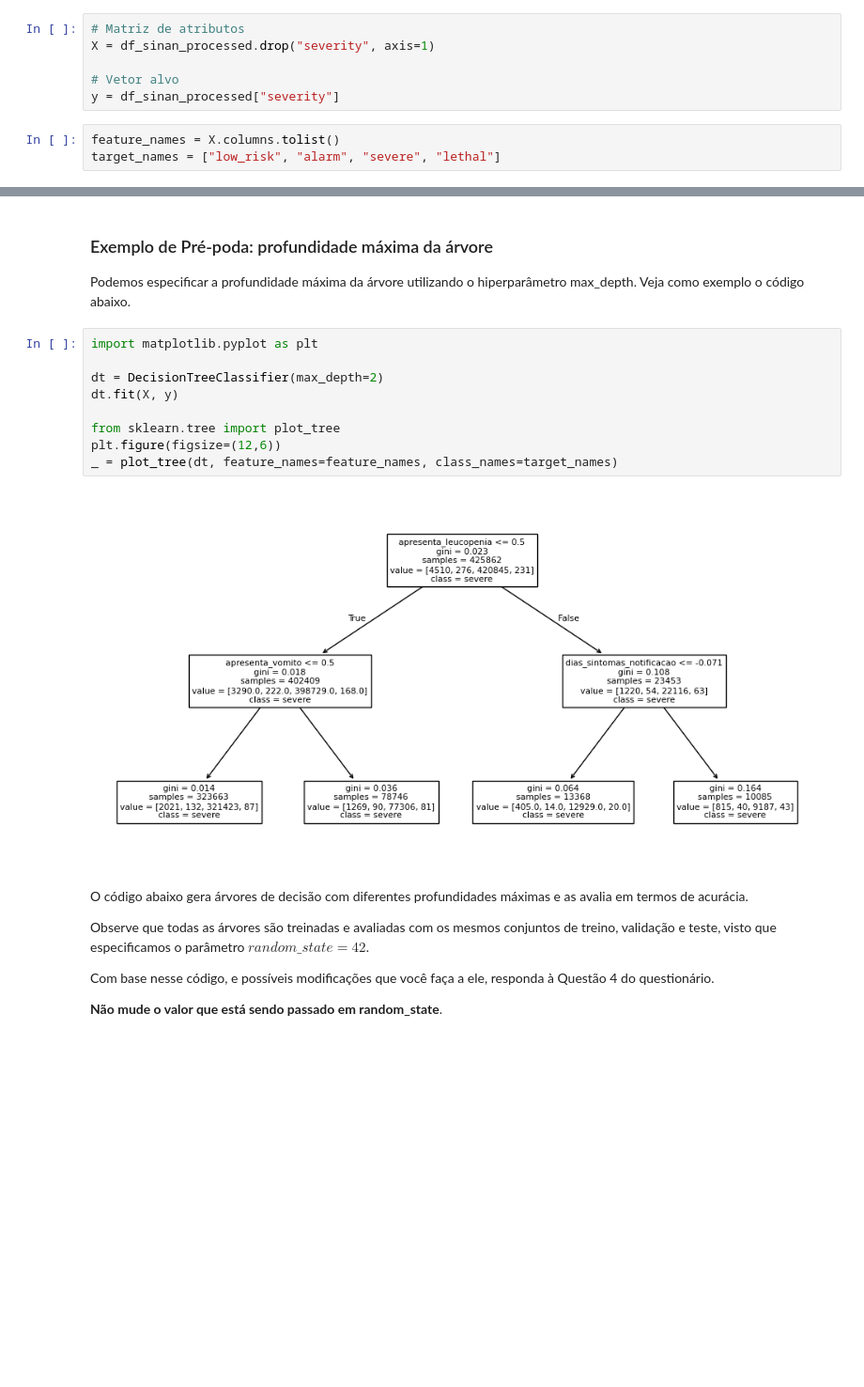
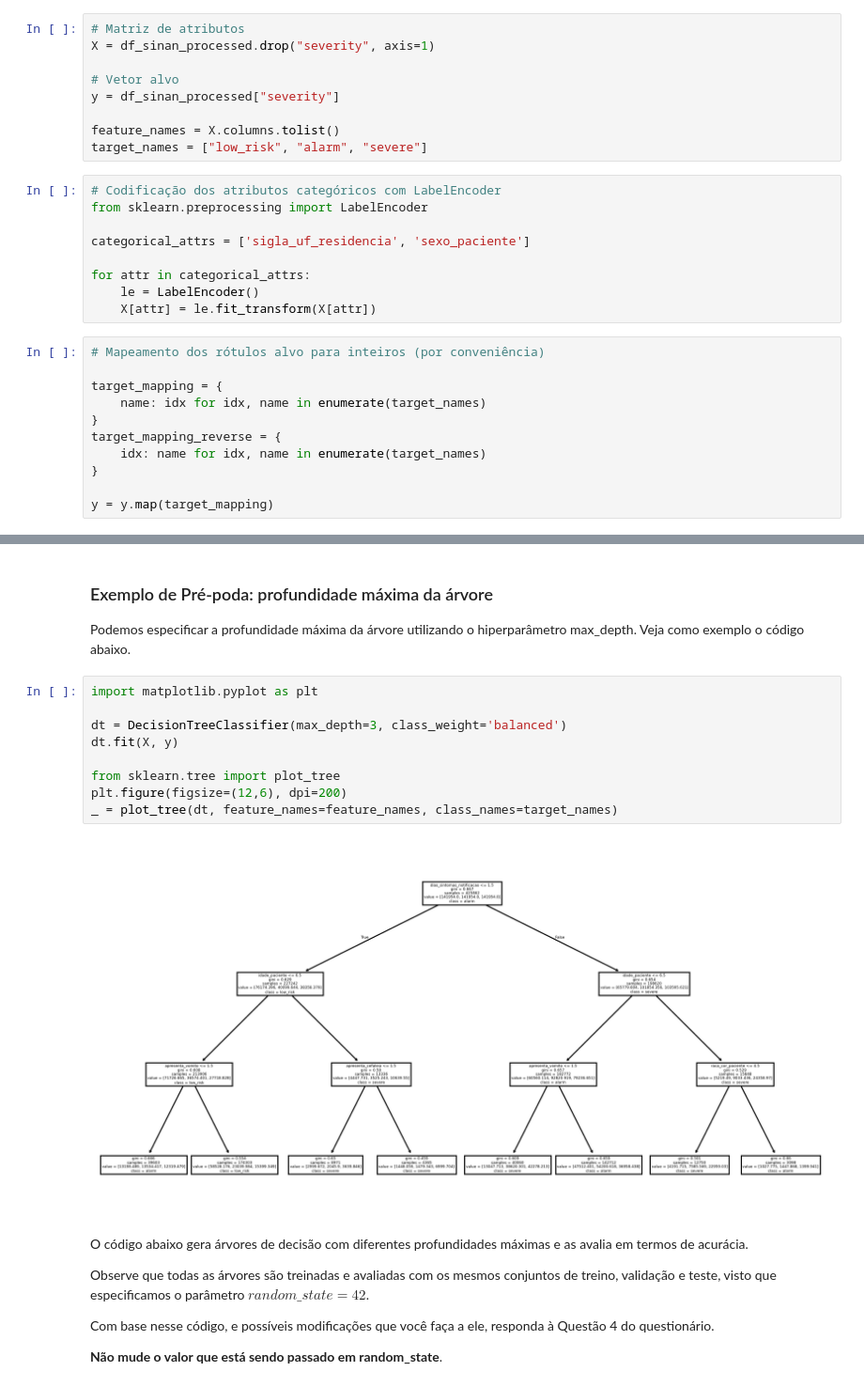
Before and after one commit to gct02/TrabalhoPraticoML, a Jupyter notebook: src/decision_tree.ipynb, the cells around one changed output, grey strips where cells are left out. Shown at 94% size. Cells and saved outputs as stored; diff of their text form; blank space fills up the shorter version.

```diff
--- a/src/decision_tree.ipynb
+++ b/src/decision_tree.ipynb
@@ -21,7 +21,27 @@ X = df_sinan_processed.drop("severity", axis=1)
 
 # Vetor alvo
 y = df_sinan_processed["severity"]
+
+feature_names = X.columns.tolist()
+target_names = ["low_risk", "alarm", "severe"]
-# %%
-feature_names = X.columns.tolist()
-target_names = ["low_risk", "alarm", "severe", "lethal"]
+# %%
+# Codificação dos atributos categóricos com LabelEncoder
+from sklearn.preprocessing import LabelEncoder
+
+categorical_attrs = ['sigla_uf_residencia', 'sexo_paciente']
+
+for attr in categorical_attrs:
+    le = LabelEncoder()
+    X[attr] = le.fit_transform(X[attr])
+# %%
+# Mapeamento dos rótulos alvo para inteiros (por conveniência)
+
+target_mapping = {
+    name: idx for idx, name in enumerate(target_names)
+}
+target_mapping_reverse = {
+    idx: name for idx, name in enumerate(target_names)
+}
+
+y = y.map(target_mapping)
 # %%
@@ -145,14 +158,14 @@ Podemos especificar a profundidade máxima da árvore utilizando o hiperparâmet
 # %%
 import matplotlib.pyplot as plt
 
-dt = DecisionTreeClassifier(max_depth=2)
+dt = DecisionTreeClassifier(max_depth=3, class_weight='balanced')
 dt.fit(X, y)
 
 from sklearn.tree import plot_tree
-plt.figure(figsize=(12,6))
+plt.figure(figsize=(12,6), dpi=200)
 _ = plot_tree(dt, feature_names=feature_names, class_names=target_names)
 # %% [output]
-[figure, old version]
+[figure, new version]
 # %% [markdown]
 O código abaixo gera árvores de decisão com diferentes profundidades máximas e as avalia em termos de acurácia.
 
```
Also changed, not shown: parts of 26 cells of this notebook, 4 other files.
